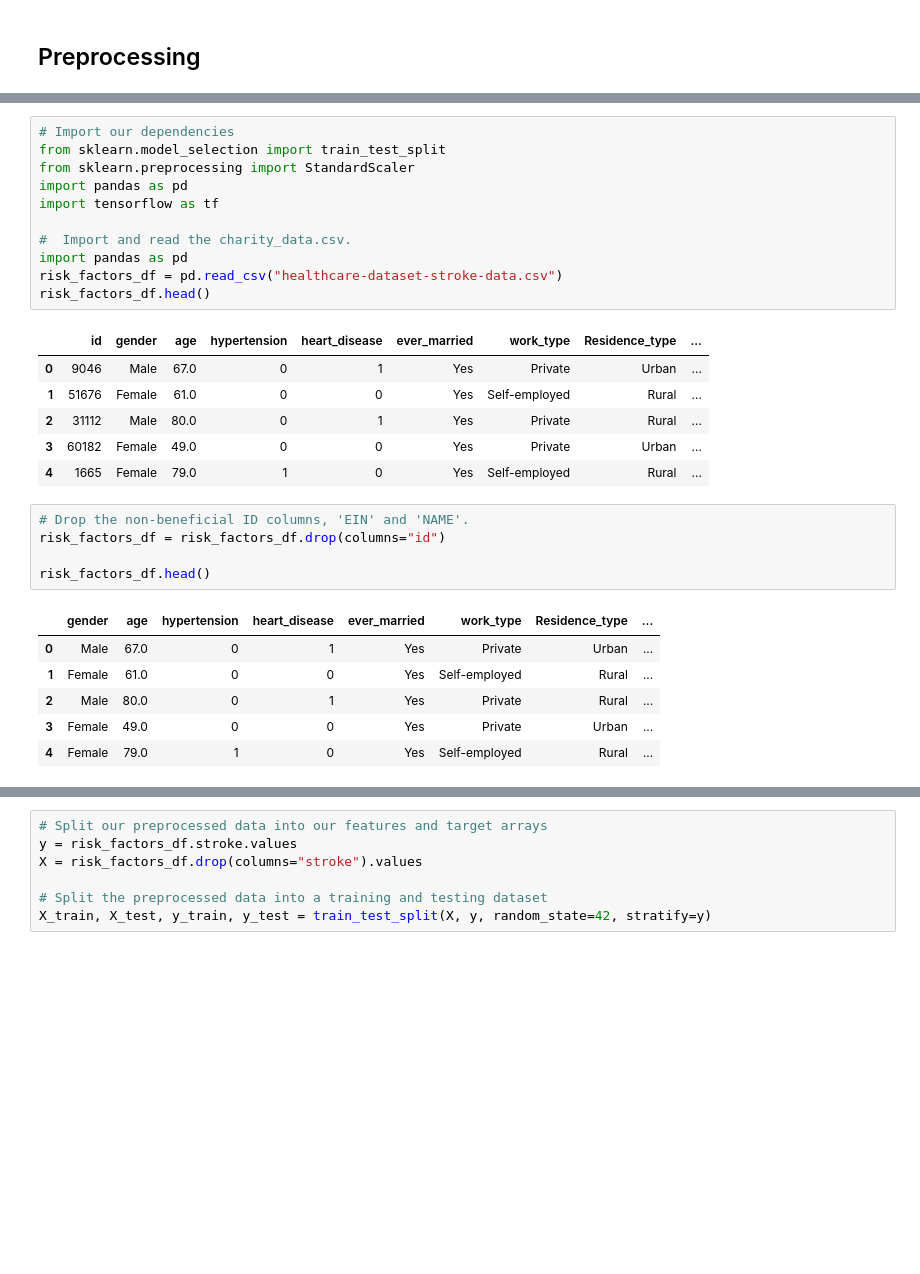
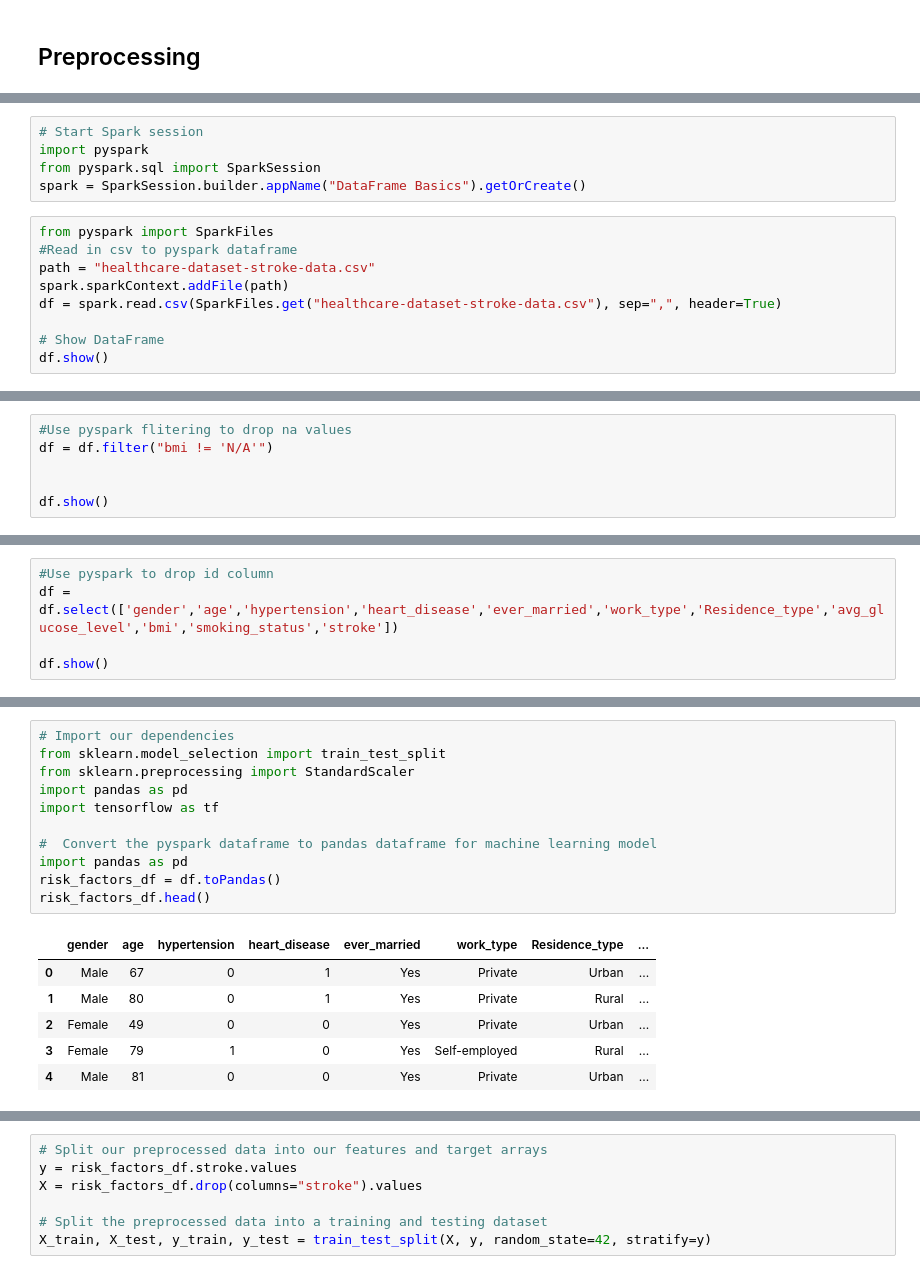
Before and after one commit to ehsan55555/ML-Stroke-Risk-Prediction, a Jupyter notebook: StrokePrediction.ipynb, the cells around one changed output, grey strips where cells are left out. Cells and saved outputs as stored; diff of their text form; blank space fills up the shorter version.

Commit message:
Used pyspark to read in data and convert it to a pandas dataframe for machine learning.

```diff
--- a/StrokePrediction.ipynb
+++ b/StrokePrediction.ipynb
@@ -2,0 +7,14 @@
+# %%
+# Start Spark session
+import pyspark
+from pyspark.sql import SparkSession
+spark = SparkSession.builder.appName("DataFrame Basics").getOrCreate()
+# %%
+from pyspark import SparkFiles
+#Read in csv to pyspark dataframe
+path = "healthcare-dataset-stroke-data.csv"
+spark.sparkContext.addFile(path)
+df = spark.read.csv(SparkFiles.get("healthcare-dataset-stroke-data.csv"), sep=",", header=True)
+
+# Show DataFrame
+df.show()
@@ -2,0 +39,6 @@
+# %%
+#Use pyspark flitering to drop na values
+df = df.filter("bmi != 'N/A'")
+
+
+df.show()
@@ -2,0 +63,5 @@
+# %%
+#Use pyspark to drop id column
+df = df.select(['gender','age','hypertension','heart_disease','ever_married','work_type','Residence_type','avg_glucose_level','bmi','smoking_status','stroke'])
+
+df.show()
@@ -3,33 +86,21 @@
 # %%
 # Import our dependencies
 from sklearn.model_selection import train_test_split
 from sklearn.preprocessing import StandardScaler
 import pandas as pd
 import tensorflow as tf
 
-#  Import and read the charity_data.csv.
+#  Convert the pyspark dataframe to pandas dataframe for machine learning model
 import pandas as pd
-risk_factors_df = pd.read_csv("healthcare-dataset-stroke-data.csv")
+risk_factors_df = df.toPandas()
 risk_factors_df.head()
 # %% [output]
-|  | id | gender | age | hypertension | heart_disease | ever_married | work_type | Residence_type | ... |
-| 0 | 9046 | Male | 67.0 | 0 | 1 | Yes | Private | Urban | ... |
-| 1 | 51676 | Female | 61.0 | 0 | 0 | Yes | Self-employed | Rural | ... |
-| 2 | 31112 | Male | 80.0 | 0 | 1 | Yes | Private | Rural | ... |
-| 3 | 60182 | Female | 49.0 | 0 | 0 | Yes | Private | Urban | ... |
-| 4 | 1665 | Female | 79.0 | 1 | 0 | Yes | Self-employed | Rural | ... |
+|  | gender | age | hypertension | heart_disease | ever_married | work_type | Residence_type | ... |
+| 0 | Male | 67 | 0 | 1 | Yes | Private | Urban | ... |
+| 1 | Male | 80 | 0 | 1 | Yes | Private | Rural | ... |
+| 2 | Female | 49 | 0 | 0 | Yes | Private | Urban | ... |
+| 3 | Female | 79 | 1 | 0 | Yes | Self-employed | Rural | ... |
+| 4 | Male | 81 | 0 | 0 | Yes | Private | Urban | ... |
-# %%
-# Drop the non-beneficial ID columns, 'EIN' and 'NAME'.
-risk_factors_df = risk_factors_df.drop(columns="id")
-
-risk_factors_df.head()
-# %% [output]
-|  | gender | age | hypertension | heart_disease | ever_married | work_type | Residence_type | ... |
-| 0 | Male | 67.0 | 0 | 1 | Yes | Private | Urban | ... |
-| 1 | Female | 61.0 | 0 | 0 | Yes | Self-employed | Rural | ... |
-| 2 | Male | 80.0 | 0 | 1 | Yes | Private | Rural | ... |
-| 3 | Female | 49.0 | 0 | 0 | Yes | Private | Urban | ... |
-| 4 | Female | 79.0 | 1 | 0 | Yes | Self-employed | Rural | ... |
 # %%
 # Determine the number of unique values in each column.
 risk_factors_df.nunique()
```
Also changed, not shown: parts of 12 cells of this notebook, 1 other file.
